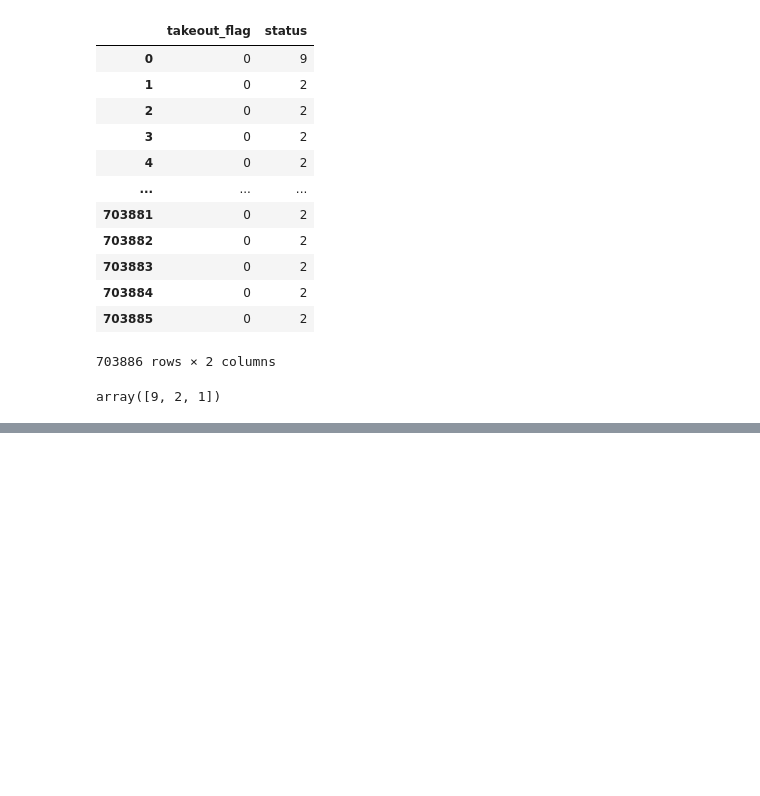
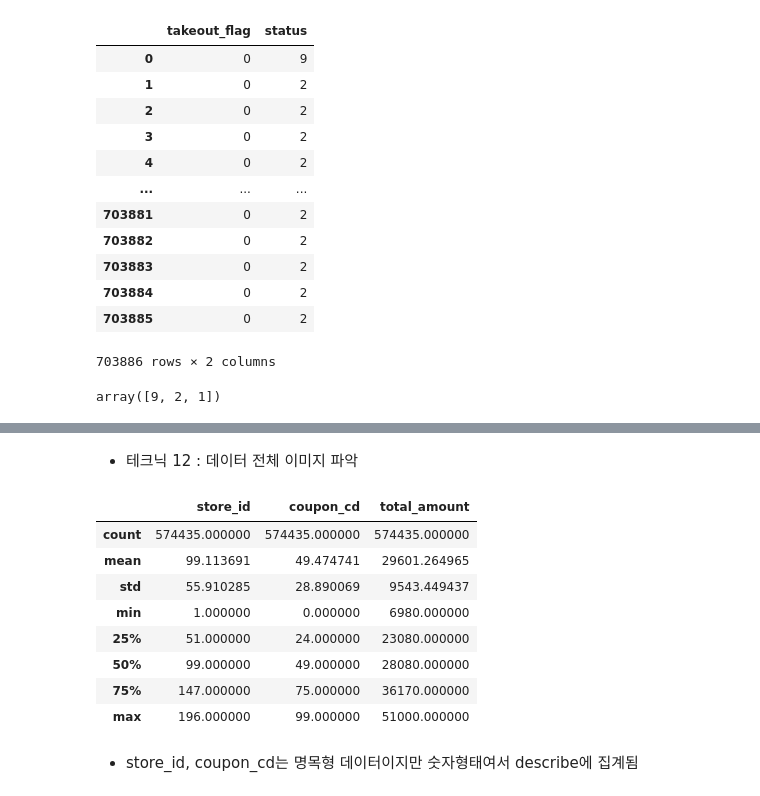
Before and after one commit to kiyong21c/PythonML, a Jupyter notebook: 20221110_Union.ipynb, the cells around one changed output, grey strips where cells are left out. Drawn from its saved outputs; the diff is of its cells as text; code cells hidden in the pictures; blank space fills up the shorter version.

```diff
--- a/20221110_Union.ipynb
+++ b/20221110_Union.ipynb
@@ -300,0 +398,16 @@ array([9, 2, 1])
+# %% [markdown]
+ - 테크닉 12 : 데이터 전체 이미지 파악
+# %%
+analyze_data.describe()
+# %% [output]
+|  | store_id | coupon_cd | total_amount |
+| count | 574435.000000 | 574435.000000 | 574435.000000 |
+| mean | 99.113691 | 49.474741 | 29601.264965 |
+| std | 55.910285 | 28.890069 | 9543.449437 |
+| min | 1.000000 | 0.000000 | 6980.000000 |
+| 25% | 51.000000 | 24.000000 | 23080.000000 |
+| 50% | 99.000000 | 49.000000 | 28080.000000 |
+| 75% | 147.000000 | 75.000000 | 36170.000000 |
+| max | 196.000000 | 99.000000 | 51000.000000 |
+# %% [markdown]
+ - store_id, coupon_cd는 명목형 데이터이지만 숫자형태여서 describe에 집계됨
```
Also changed, not shown: parts of 18 cells of this notebook.
